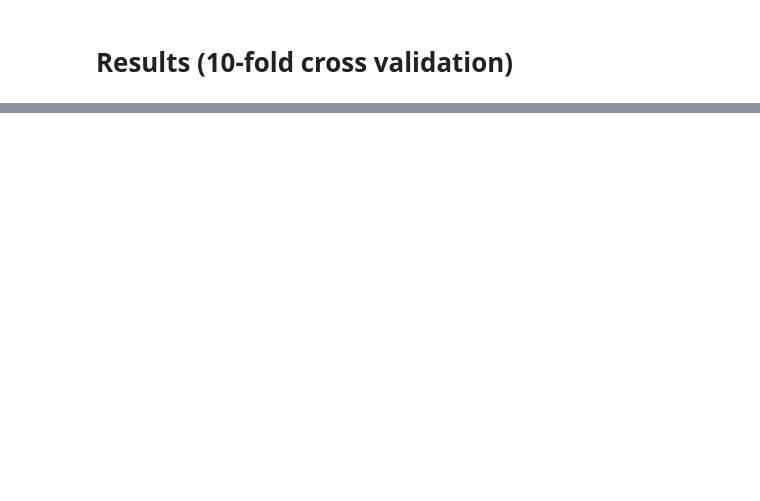
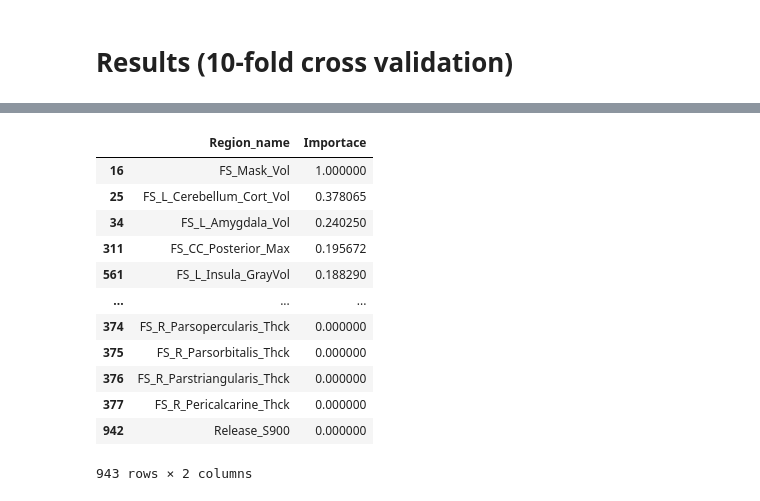
Before and after one commit to maxs-kan/InterpretableNeuroDL, a Jupyter notebook: tabular_data.ipynb, the cells around one changed output, grey strips where cells are left out. Saved outputs shown, nothing was run; the diff lists cells and outputs as text; code cells hidden in the pictures; blank space fills up the shorter version.

Commit message:
Quit with tabular data

```diff
--- a/tabular_data.ipynb
+++ b/tabular_data.ipynb
@@ -372,0 +457,8 @@ fig.show()
+# %%
+x_im = x_im/x_im.max()
+# %%
+fig = plt.figure(figsize=(5,15))
+xgb_feat_importances = pd.Series(x_im, index=X1.columns)
+xgb_feat_importances.nlargest(50).plot(kind='barh')
+plt.title('Feature importances XGBoost', size=12)
+plt.show()
@@ -372,0 +490,20 @@ fig.show()
+# %%
+x_imp_df = pd.DataFrame(xgb_feat_importances.reset_index().sort_values(by=0 ,ascending=False))
+# %%
+x_imp_df.columns = ['Region_name', 'Importace']
+# %%
+x_imp_df
+# %% [output]
+|  | Region_name | Importace |
+| 16 | FS_Mask_Vol | 1.000000 |
+| 25 | FS_L_Cerebellum_Cort_Vol | 0.378065 |
+| 34 | FS_L_Amygdala_Vol | 0.240250 |
+| 311 | FS_CC_Posterior_Max | 0.195672 |
+| 561 | FS_L_Insula_GrayVol | 0.188290 |
+| ... | ... | ... |
+| 374 | FS_R_Parsopercularis_Thck | 0.000000 |
+| 375 | FS_R_Parsorbitalis_Thck | 0.000000 |
+| 376 | FS_R_Parstriangularis_Thck | 0.000000 |
+| 377 | FS_R_Pericalcarine_Thck | 0.000000 |
+| 942 | Release_S900 | 0.000000 |
+943 rows × 2 columns
```
Also changed, not shown: parts of 49 cells of this notebook, 3 other files.
